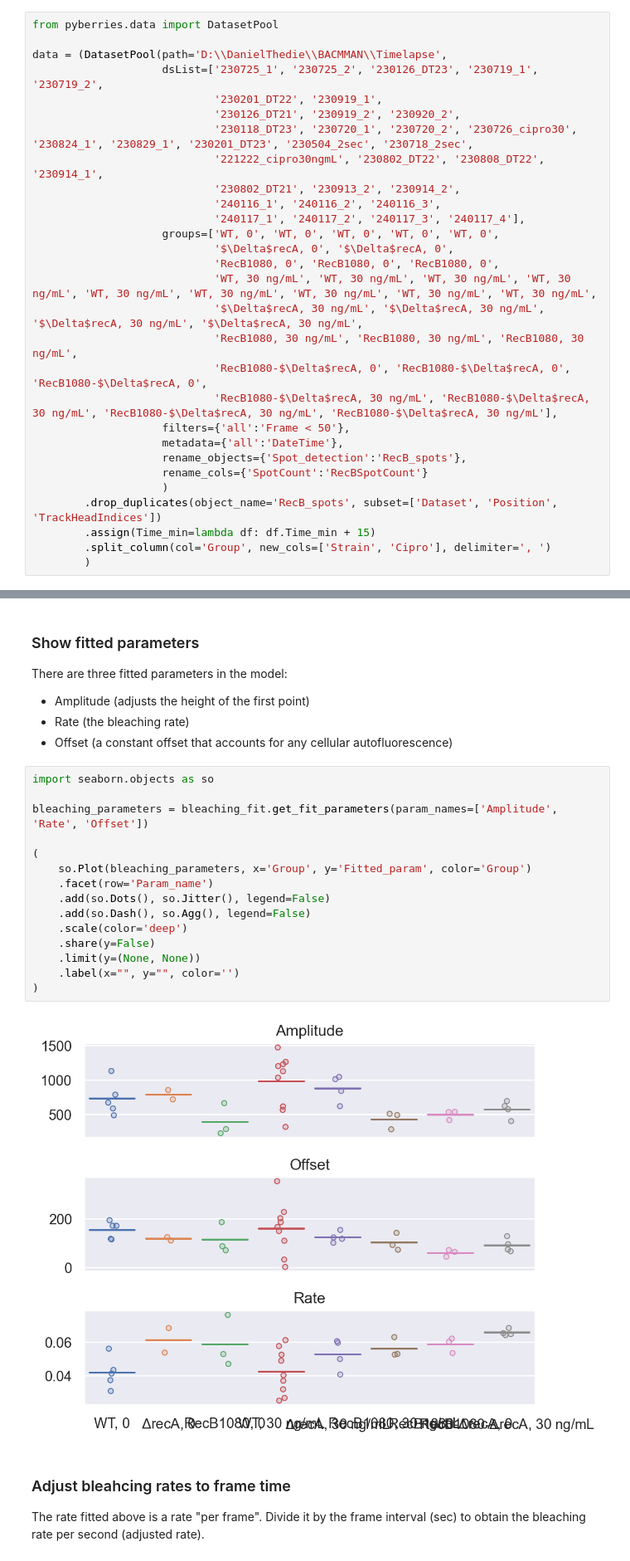
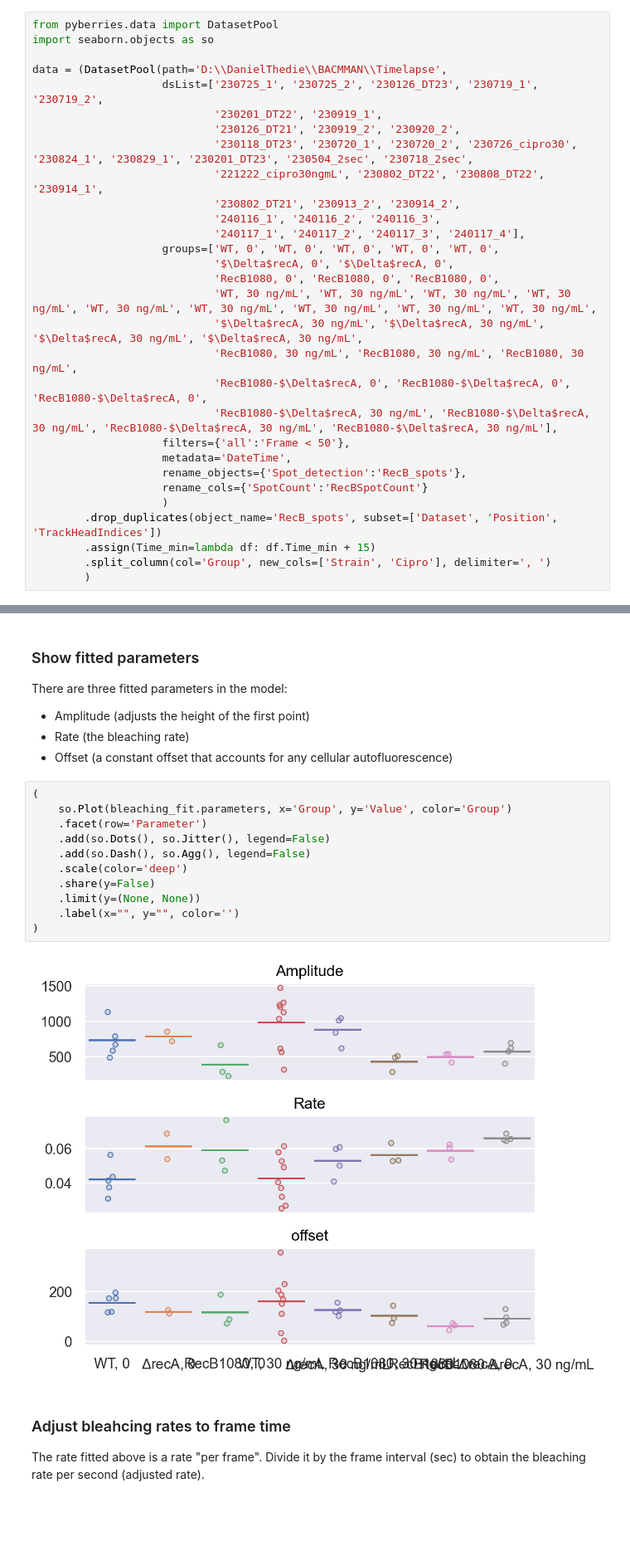
Before and after one commit to DanielThedie/RecB_article, a Jupyter notebook: Notebooks/3_Mutants/RecB_dissociation.ipynb, the cells around one changed output, grey strips where cells are left out. Shown at 83% size. Saved outputs shown, nothing was run; the diff lists cells and outputs as text; blank space fills up the shorter version.

```diff
--- a/Notebooks/3_Mutants/RecB_dissociation.ipynb
+++ b/Notebooks/3_Mutants/RecB_dissociation.ipynb
@@ -2,6 +2,7 @@
 # RecB dissociation rates in ΔrecA and RecB1080
 # %%
 from pyberries.data import DatasetPool
+import seaborn.objects as so
 
 data = (DatasetPool(path='D:\\DanielThedie\\BACMMAN\\Timelapse',
                     dsList=['230725_1', '230725_2', '230126_DT23', '230719_1', '230719_2',
@@ -21,7 +22,7 @@ data = (DatasetPool(path='D:\\DanielThedie\\BACMMAN\\Timelapse',
                             'RecB1080-$\Delta$recA, 0', 'RecB1080-$\Delta$recA, 0', 'RecB1080-$\Delta$recA, 0',
                             'RecB1080-$\Delta$recA, 30 ng/mL', 'RecB1080-$\Delta$recA, 30 ng/mL', 'RecB1080-$\Delta$recA, 30 ng/mL', 'RecB1080-$\Delta$recA, 30 ng/mL'],
                     filters={'all':'Frame < 50'},
-                    metadata={'all':'DateTime'},
+                    metadata='DateTime',
                     rename_objects={'Spot_detection':'RecB_spots'},
                     rename_cols={'SpotCount':'RecBSpotCount'}
                     )
@@ -79,22 +77,18 @@ There are three fitted parameters in the model:
 - Rate (the bleaching rate)
 - Offset (a constant offset that accounts for any cellular autofluorescence)
 # %%
-import seaborn.objects as so
-
-bleaching_parameters = bleaching_fit.get_fit_parameters(param_names=['Amplitude', 'Rate', 'Offset'])
-
 (
-    so.Plot(bleaching_parameters, x='Group', y='Fitted_param', color='Group')
-    .facet(row='Param_name')
+    so.Plot(bleaching_fit.parameters, x='Group', y='Value', color='Group')
+    .facet(row='Parameter')
     .add(so.Dots(), so.Jitter(), legend=False)
     .add(so.Dash(), so.Agg(), legend=False)
     .scale(color='deep')
     .share(y=False)
     .limit(y=(None, None))
     .label(x="", y="", color='')
 )
 # %% [output]
-[figure, old version]
+[figure, new version]
 # %% [markdown]
 ### Adjust bleahcing rates to frame time
 
```
Also changed, not shown: parts of 17 cells of this notebook.
